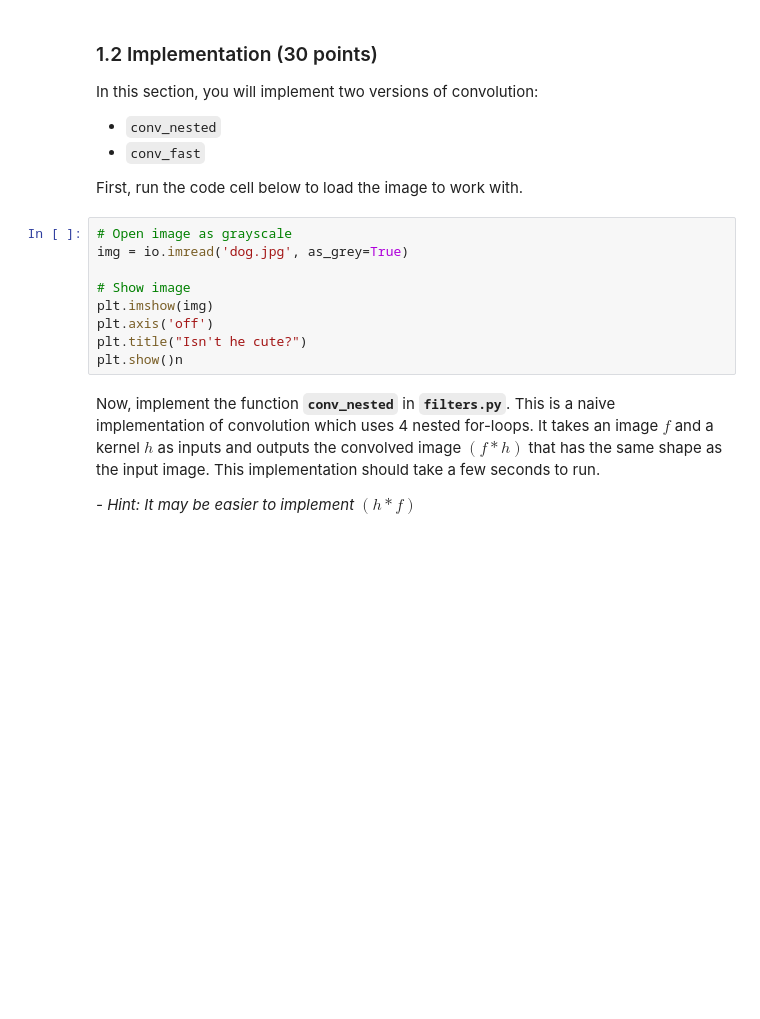
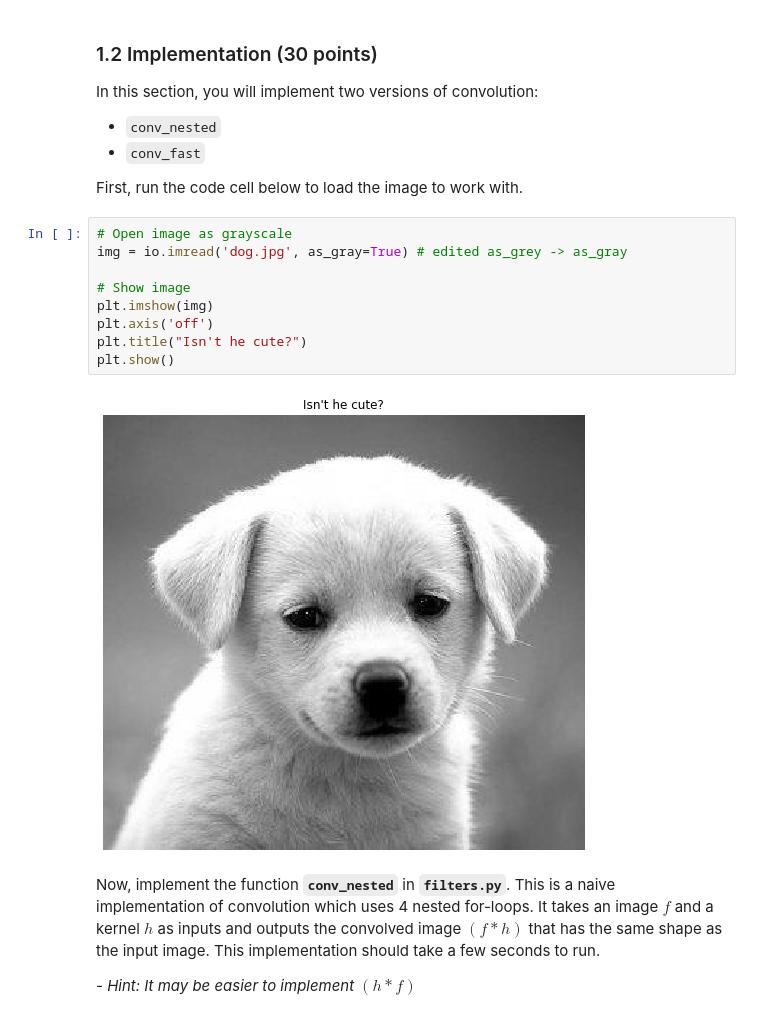
Before and after one commit to nayan-pradhan/ComputerVision, a Jupyter notebook: assignment2/NayanManSinghPradhan_assignment2/hw2.ipynb, the cells around one changed output. Drawn from its saved outputs; the diff is of its cells as text; blank space fills up the shorter version.

```diff
--- a/assignment2/NayanManSinghPradhan_assignment2/hw2.ipynb
+++ b/assignment2/NayanManSinghPradhan_assignment2/hw2.ipynb
@@ -62,13 +62,15 @@ In this section, you will implement two versions of convolution:
 First, run the code cell below to load the image to work with.
 # %%
 # Open image as grayscale
-img = io.imread('dog.jpg', as_grey=True)
+img = io.imread('dog.jpg', as_gray=True) # edited as_grey -> as_gray
 
 # Show image
 plt.imshow(img)
 plt.axis('off')
 plt.title("Isn't he cute?")
-plt.show()n
+plt.show()
+# %% [output]
+[figure, added]
 # %% [markdown]
 Now, implement the function **`conv_nested`** in **`filters.py`**. This is a naive implementation of convolution which uses 4 nested for-loops. It takes an image $f$ and a kernel $h$ as inputs and outputs the convolved image $(f*h)$ that has the same shape as the input image. This implementation should take a few seconds to run.
 
```
Also changed, not shown: parts of 1 cell of this notebook, 1 other file.
